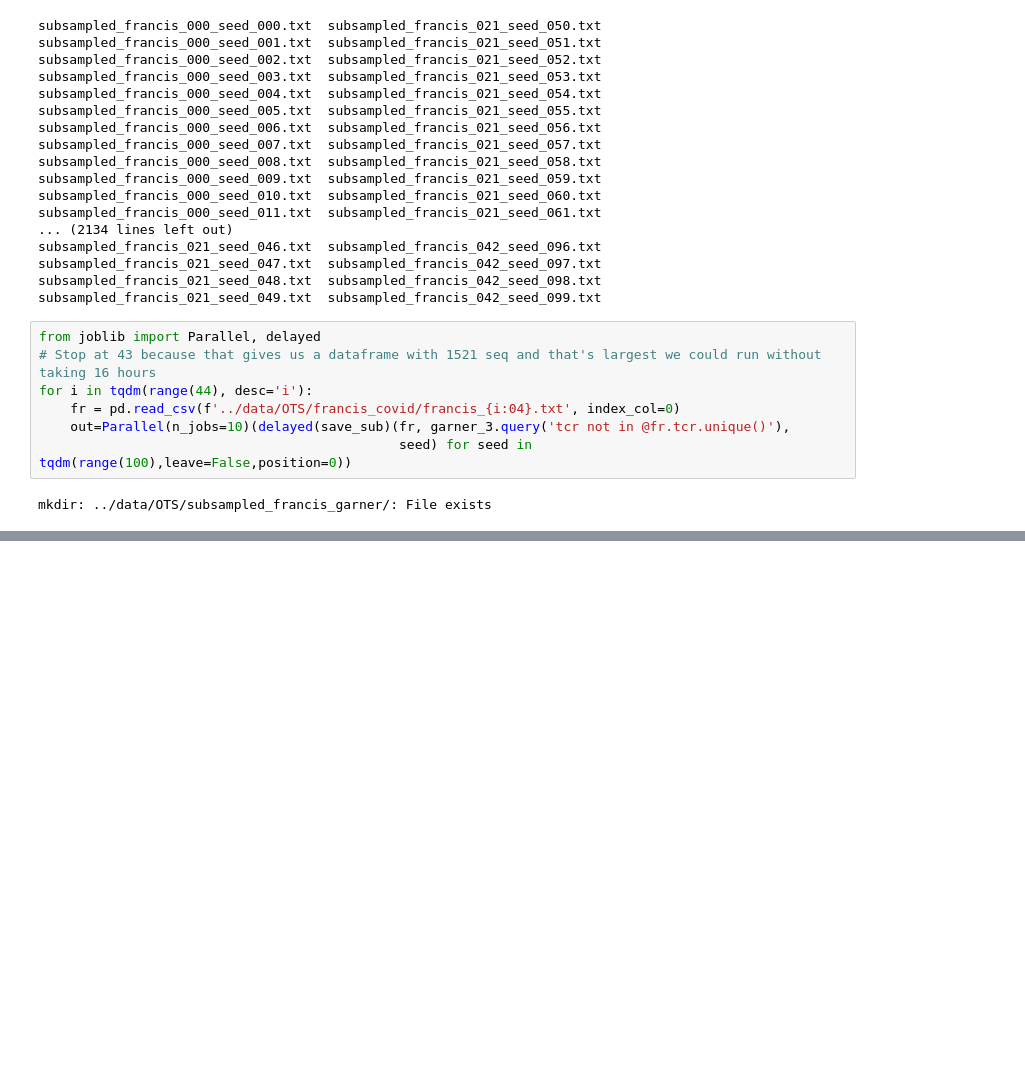
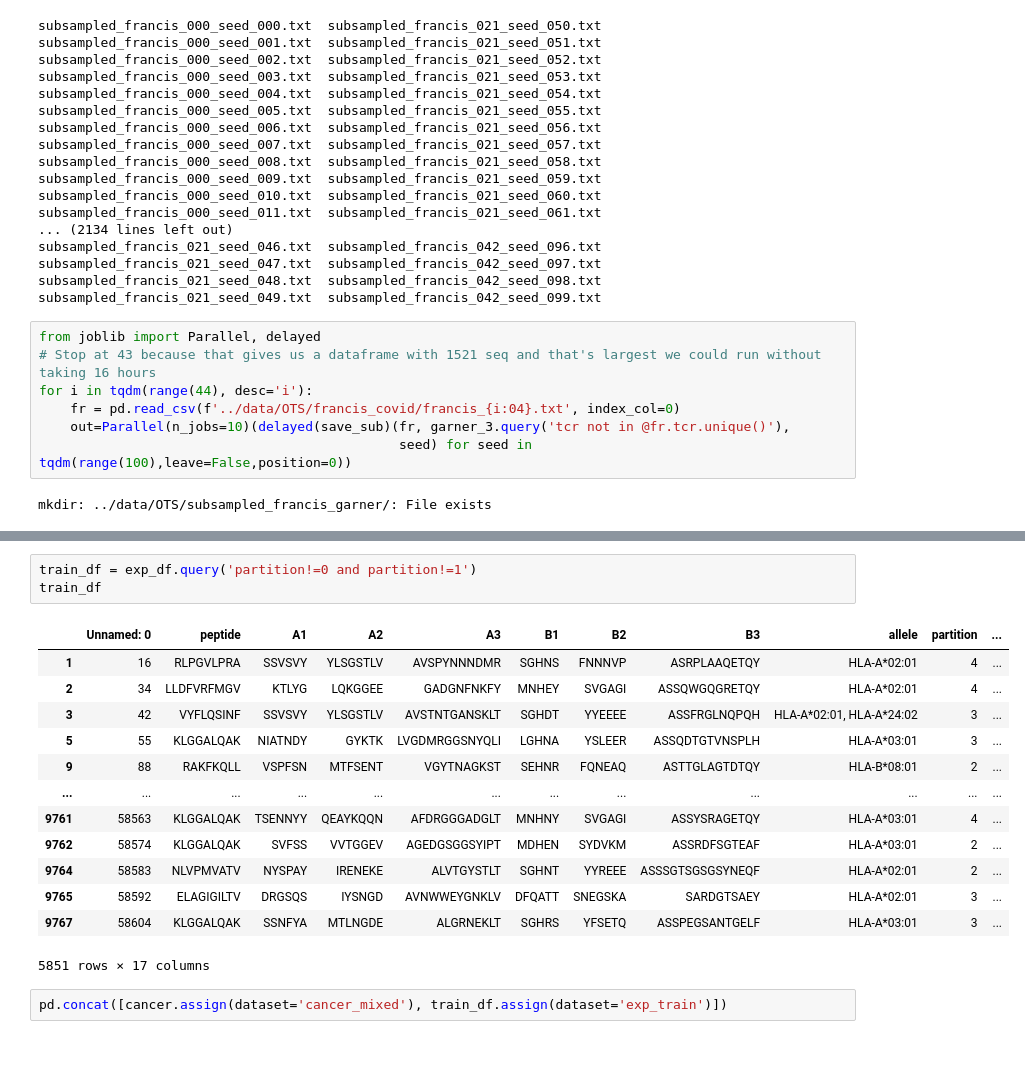
Before and after one commit to richieYT-wan/tclustr, a Jupyter notebook: notebooks/241001_extra_exps2.ipynb, the cells around one changed output, grey strips where cells are left out. Saved outputs shown, nothing was run; the diff lists cells and outputs as text; blank space fills up the shorter version.

```diff
--- a/notebooks/241001_extra_exps2.ipynb
+++ b/notebooks/241001_extra_exps2.ipynb
@@ -249,0 +275,21 @@ mkdir: ../data/OTS/subsampled_francis_garner/: File exists
+# %%
+train_df = exp_df.query('partition!=0 and partition!=1')
+train_df
+# %% [output]
+|  | Unnamed: 0 | peptide | A1 | A2 | A3 | B1 | B2 | B3 | allele | partition | ... |
+| 1 | 16 | RLPGVLPRA | SSVSVY | YLSGSTLV | AVSPYNNNDMR | SGHNS | FNNNVP | ASRPLAAQETQY | HLA-A*02:01 | 4 | ... |
+| 2 | 34 | LLDFVRFMGV | KTLYG | LQKGGEE | GADGNFNKFY | MNHEY | SVGAGI | ASSQWGQGRETQY | HLA-A*02:01 | 4 | ... |
+| 3 | 42 | VYFLQSINF | SSVSVY | YLSGSTLV | AVSTNTGANSKLT | SGHDT | YYEEEE | ASSFRGLNQPQH | HLA-A*02:01, HLA-A*24:02 | 3 | ... |
+| 5 | 55 | KLGGALQAK | NIATNDY | GYKTK | LVGDMRGGSNYQLI | LGHNA | YSLEER | ASSQDTGTVNSPLH | HLA-A*03:01 | 3 | ... |
+| 9 | 88 | RAKFKQLL | VSPFSN | MTFSENT | VGYTNAGKST | SEHNR | FQNEAQ | ASTTGLAGTDTQY | HLA-B*08:01 | 2 | ... |
+| ... | ... | ... | ... | ... | ... | ... | ... | ... | ... | ... | ... |
+| 9761 | 58563 | KLGGALQAK | TSENNYY | QEAYKQQN | AFDRGGGADGLT | MNHNY | SVGAGI | ASSYSRAGETQY | HLA-A*03:01 | 4 | ... |
+| 9762 | 58574 | KLGGALQAK | SVFSS | VVTGGEV | AGEDGSGGSYIPT | MDHEN | SYDVKM | ASSRDFSGTEAF | HLA-A*03:01 | 2 | ... |
+| 9764 | 58583 | NLVPMVATV | NYSPAY | IRENEKE | ALVTGYSTLT | SGHNT | YYREEE | ASSSGTSGSGSYNEQF | HLA-A*02:01 | 2 | ... |
+| 9765 | 58592 | ELAGIGILTV | DRGSQS | IYSNGD | AVNWWEYGNKLV | DFQATT | SNEGSKA | SARDGTSAEY | HLA-A*02:01 | 3 | ... |
+| 9767 | 58604 | KLGGALQAK | SSNFYA | MTLNGDE | ALGRNEKLT | SGHRS | YFSETQ | ASSPEGSANTGELF | HLA-A*03:01 | 3 | ... |
+5851 rows × 17 columns
+# %%
+pd.concat([cancer.assign(dataset='cancer_mixed'), train_df.assign(dataset='exp_train')])
+# %% [markdown]
+#
```
Also changed, not shown: parts of 4 cells of this notebook, 1 other file.
